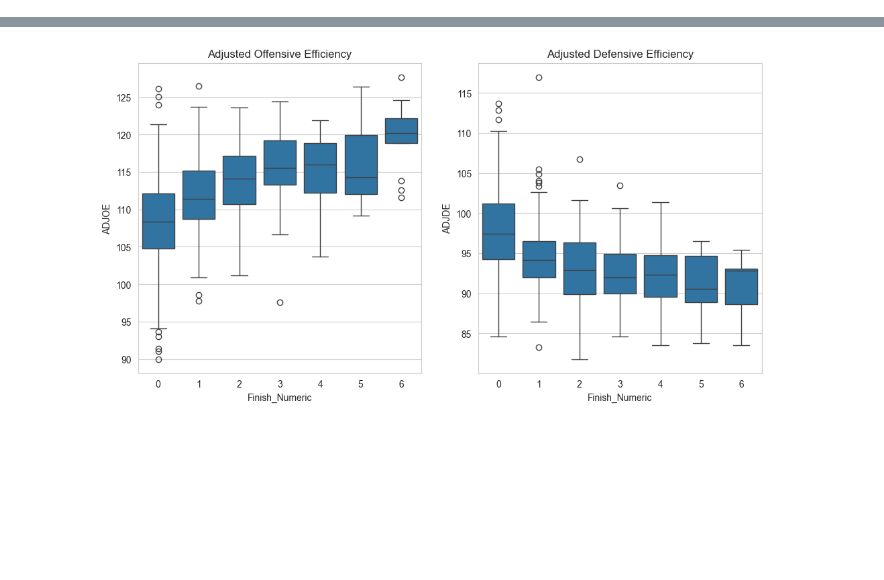
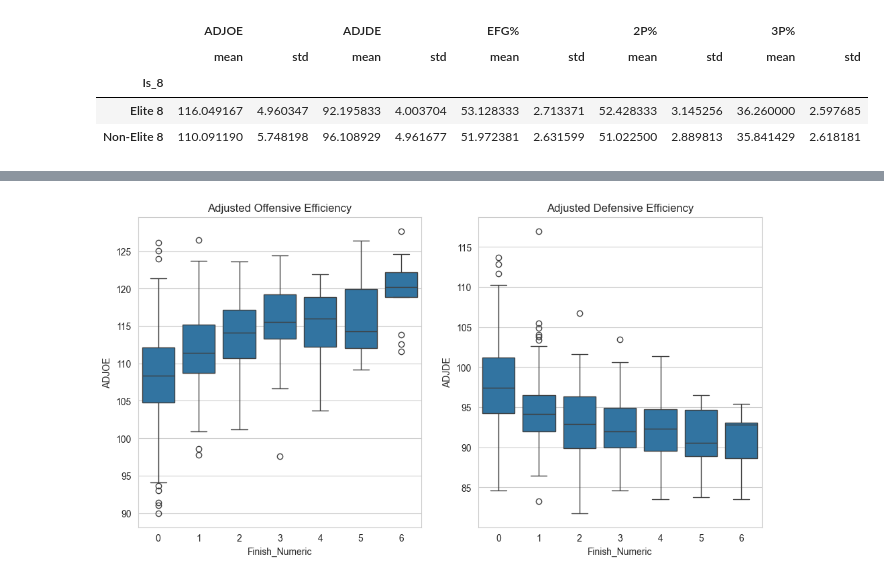
Before and after one commit to Edubs2003/MarchMadness, a Jupyter notebook: Ethan.ipynb, the cells around one changed output, grey strips where cells are left out. Drawn from its saved outputs; the diff is of its cells as text; code cells hidden in the pictures; blank space fills up the shorter version.

```diff
--- a/Ethan.ipynb
+++ b/Ethan.ipynb
@@ -51,6 +54,14 @@ champ_stats
 | Is_Champ |  |  |  |  |  |  |  |  |  |  |
 | Champion | 119.786667 | 4.389739 | 91.000000 | 3.408603 | 53.713333 | 3.172396 | 52.553333 | 3.624296 | 37.393333 | 2.667387 |
 | Non-Champion | 110.693862 | 5.902339 | 95.693122 | 5.008694 | 52.091534 | 2.653554 | 51.176720 | 2.943567 | 35.869947 | 2.611652 |
+# %%
+eight_stats
+# %% [output]
+|  | ADJOE |  | ADJDE |  | EFG% |  | 2P% |  | 3P% |  |
+|  | mean | std | mean | std | mean | std | mean | std | mean | std |
+| Is_8 |  |  |  |  |  |  |  |  |  |  |
+| Elite 8 | 116.049167 | 4.960347 | 92.195833 | 4.003704 | 53.128333 | 2.713371 | 52.428333 | 3.145256 | 36.260000 | 2.597685 |
+| Non-Elite 8 | 110.091190 | 5.748198 | 96.108929 | 4.961677 | 51.972381 | 2.631599 | 51.022500 | 2.889813 | 35.841429 | 2.618181 |
 # %%
 import matplotlib.pyplot as plt
 import seaborn as sns
```
Also changed, not shown: parts of 12 cells of this notebook.
